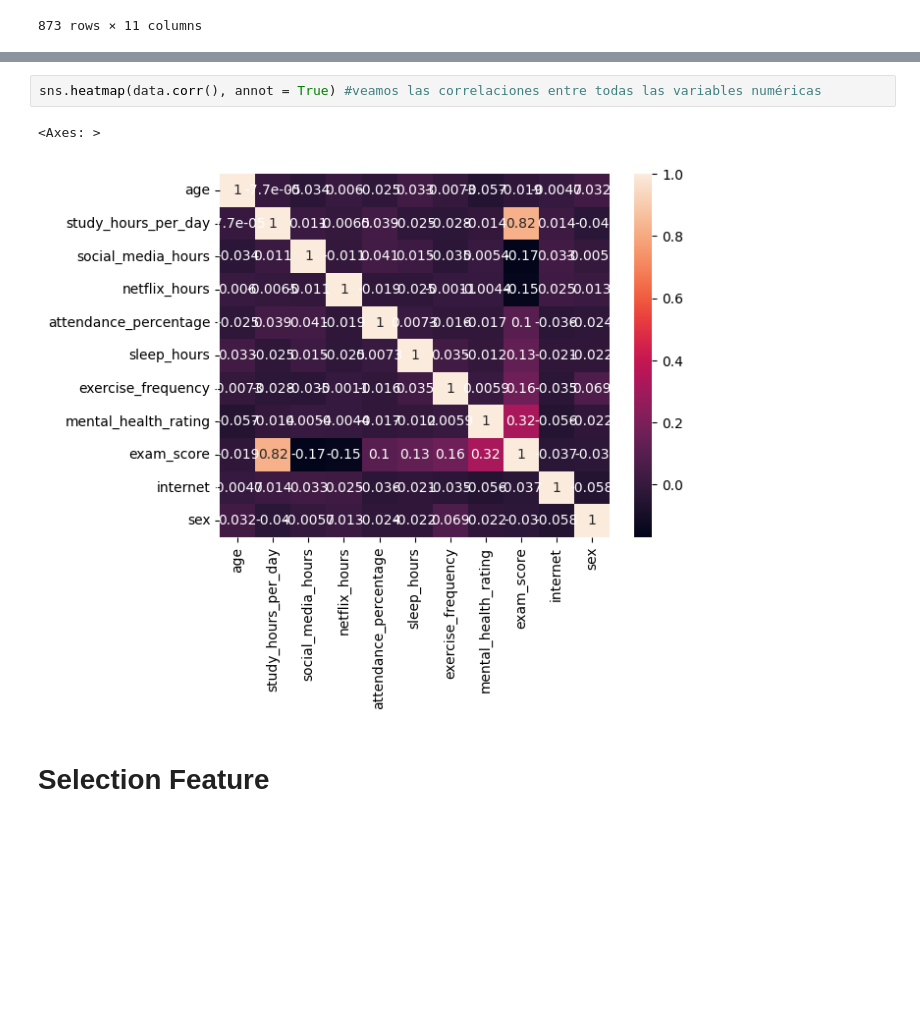
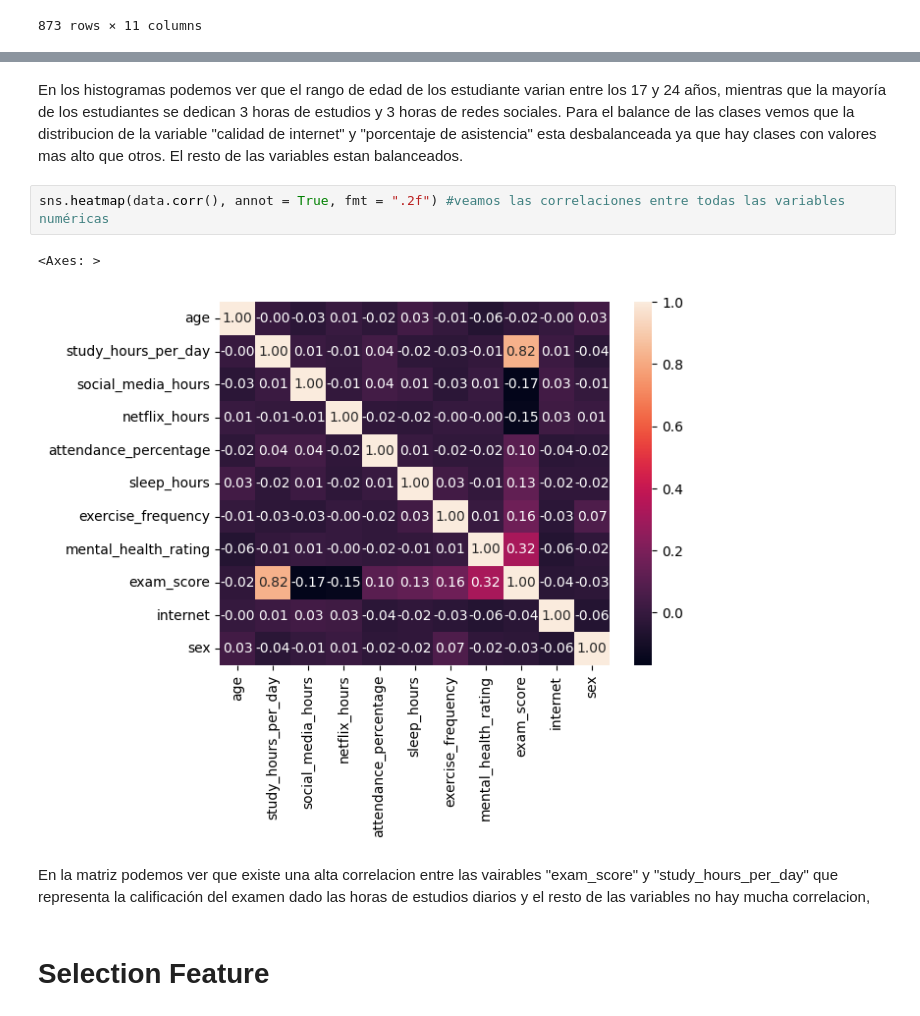
Before and after one commit to bayronbenja/Proyecto_intro_ia, a Jupyter notebook: Codigo_proyecto_ia.ipynb, the cells around one changed output, grey strips where cells are left out. Cells and saved outputs as stored; diff of their text form; blank space fills up the shorter version.

```diff
--- a/Codigo_proyecto_ia.ipynb
+++ b/Codigo_proyecto_ia.ipynb
@@ -202,8 +207,16 @@ data #dataset a trabajar
+# %% [markdown]
+En los histogramas podemos ver que el rango de edad de los estudiante varian entre los 17 y 24 años, mientras que la mayoría de
+los estudiantes se dedican 3 horas de estudios y 3 horas de redes sociales.
+Para el balance de las clases vemos que la distribucion de la variable "calidad de internet" y "porcentaje de asistencia" esta desbalanceada ya que
+hay clases con valores mas alto que otros. El resto de las variables estan balanceados.
 # %%
-sns.heatmap(data.corr(), annot = True) #veamos las correlaciones entre todas las variables numéricas
+sns.heatmap(data.corr(), annot = True, fmt = ".2f") #veamos las correlaciones entre todas las variables numéricas
 # %% [output]
 <Axes: >
-[figure, old version]
+[figure, new version]
+# %% [markdown]
+En la matriz podemos ver que existe una alta correlacion entre las vairables "exam_score" y "study_hours_per_day" que
+representa la calificación del examen dado las horas de estudios diarios y el resto de las variables no hay mucha correlacion,
 # %% [markdown]
 # Selection Feature
 # %%
```
Also changed, not shown: parts of 9 cells of this notebook.
